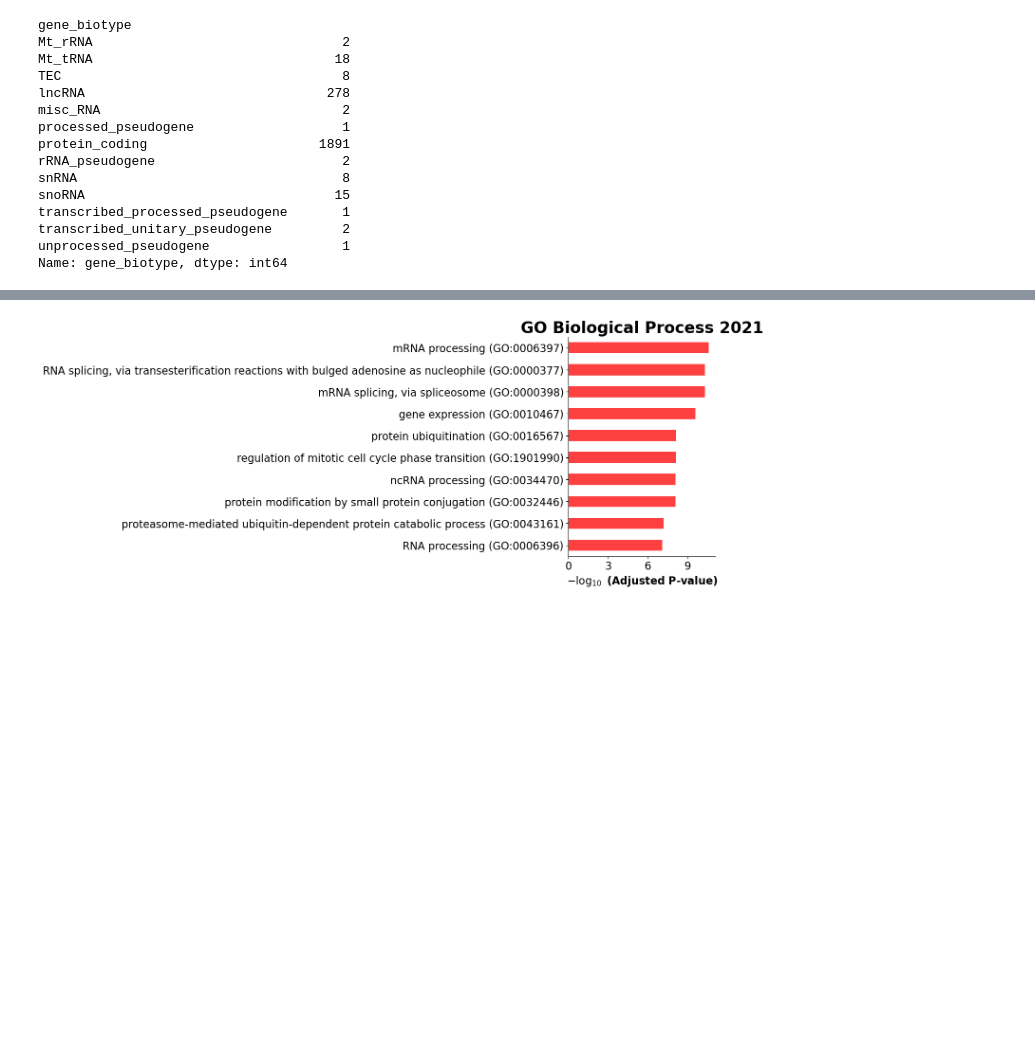
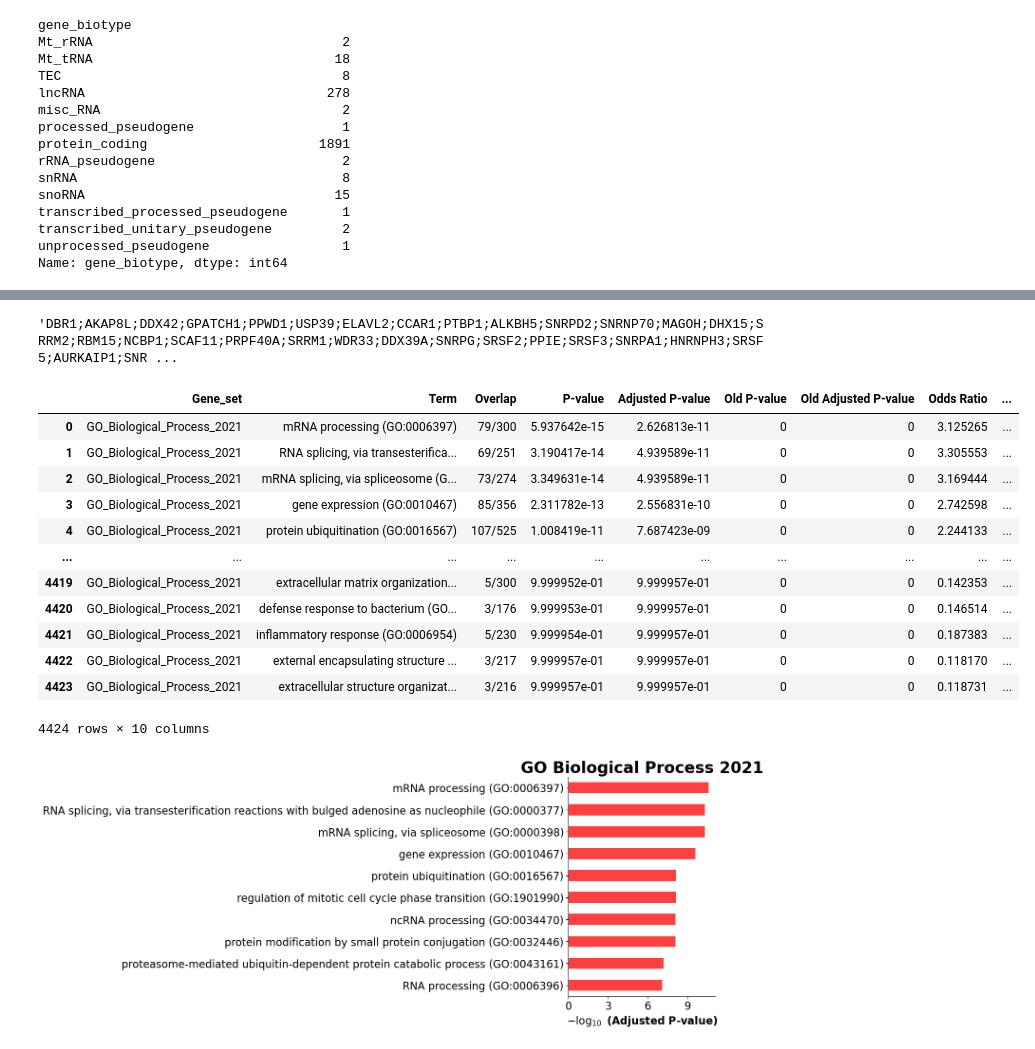
Before and after one commit to fesel2/MasterInternship_NAD_capping_HELIOSprotocol, a Jupyter notebook: 03_Analysis_topgenes_pathways.ipynb, the cells around one changed output, grey strips where cells are left out. Cells and saved outputs as stored; diff of their text form; code cells hidden in the pictures; blank space fills up the shorter version.

```diff
--- a/03_Analysis_topgenes_pathways.ipynb
+++ b/03_Analysis_topgenes_pathways.ipynb
@@ -196 +202,21 @@ enrichr_result_all_sig.results.head()
+# %%
+enrichr_result_all_sig.results.iloc[0,-1]
+# %% [output]
+'DBR1;AKAP8L;DDX42;GPATCH1;PPWD1;USP39;ELAVL2;CCAR1;PTBP1;ALKBH5;SNRPD2;SNRNP70;MAGOH;DHX15;SRRM2;RBM15;NCBP1;SCAF11;PRPF40A;SRRM1;WDR33;DDX39A;SNRPG;SRSF2;PPIE;SRSF3;SNRPA1;HNRNPH3;SRSF5;AURKAIP1;SNR ...
+# %%
+enrichr_result_all_sig.results
+# %% [output]
+|  | Gene_set | Term | Overlap | P-value | Adjusted P-value | Old P-value | Old Adjusted P-value | Odds Ratio | ... |
+| 0 | GO_Biological_Process_2021 | mRNA processing (GO:0006397) | 79/300 | 5.937642e-15 | 2.626813e-11 | 0 | 0 | 3.125265 | ... |
+| 1 | GO_Biological_Process_2021 | RNA splicing, via transesterifica... | 69/251 | 3.190417e-14 | 4.939589e-11 | 0 | 0 | 3.305553 | ... |
+| 2 | GO_Biological_Process_2021 | mRNA splicing, via spliceosome (G... | 73/274 | 3.349631e-14 | 4.939589e-11 | 0 | 0 | 3.169444 | ... |
+| 3 | GO_Biological_Process_2021 | gene expression (GO:0010467) | 85/356 | 2.311782e-13 | 2.556831e-10 | 0 | 0 | 2.742598 | ... |
+| 4 | GO_Biological_Process_2021 | protein ubiquitination (GO:0016567) | 107/525 | 1.008419e-11 | 7.687423e-09 | 0 | 0 | 2.244133 | ... |
+| ... | ... | ... | ... | ... | ... | ... | ... | ... | ... |
+| 4419 | GO_Biological_Process_2021 | extracellular matrix organization... | 5/300 | 9.999952e-01 | 9.999957e-01 | 0 | 0 | 0.142353 | ... |
+| 4420 | GO_Biological_Process_2021 | defense response to bacterium (GO... | 3/176 | 9.999953e-01 | 9.999957e-01 | 0 | 0 | 0.146514 | ... |
+| 4421 | GO_Biological_Process_2021 | inflammatory response (GO:0006954) | 5/230 | 9.999954e-01 | 9.999957e-01 | 0 | 0 | 0.187383 | ... |
+| 4422 | GO_Biological_Process_2021 | external encapsulating structure ... | 3/217 | 9.999957e-01 | 9.999957e-01 | 0 | 0 | 0.118170 | ... |
+| 4423 | GO_Biological_Process_2021 | extracellular structure organizat... | 3/216 | 9.999957e-01 | 9.999957e-01 | 0 | 0 | 0.118731 | ... |
+4424 rows × 10 columns
 # %%
```
Also changed, not shown: parts of 10 cells of this notebook, 3 other files.
